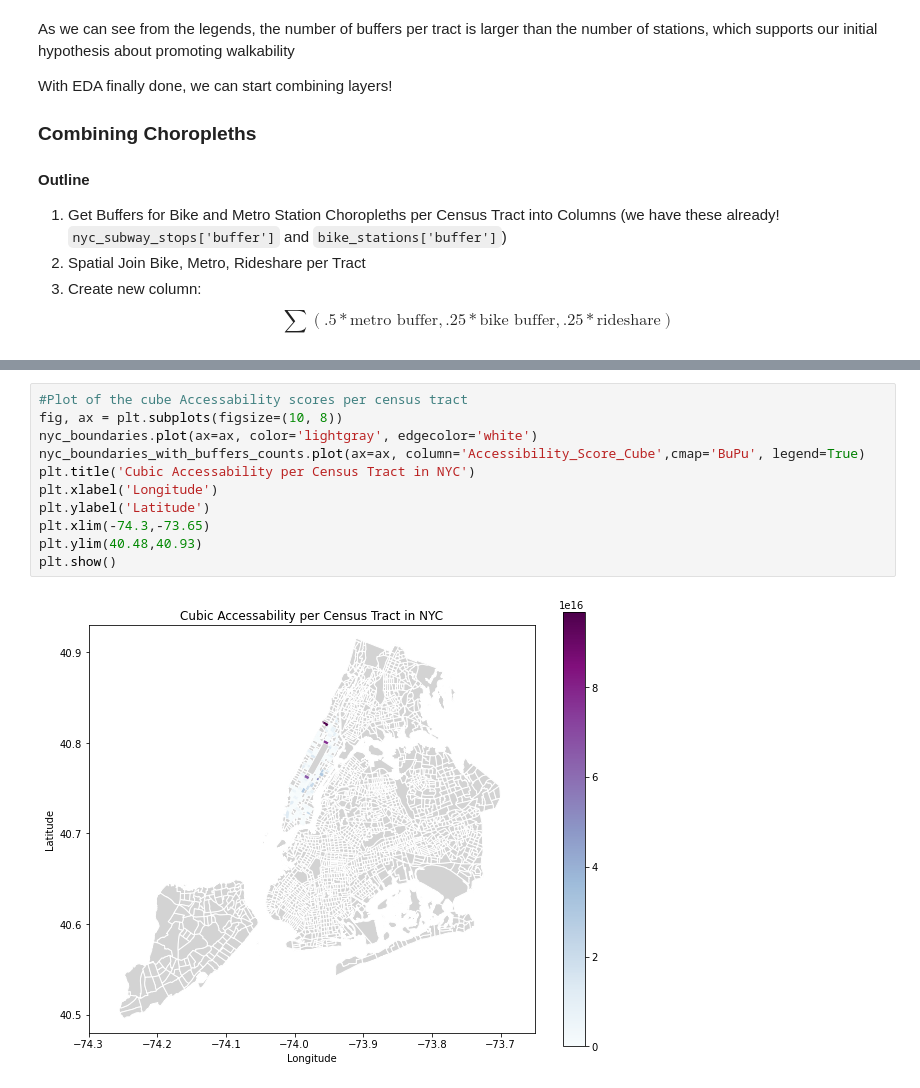
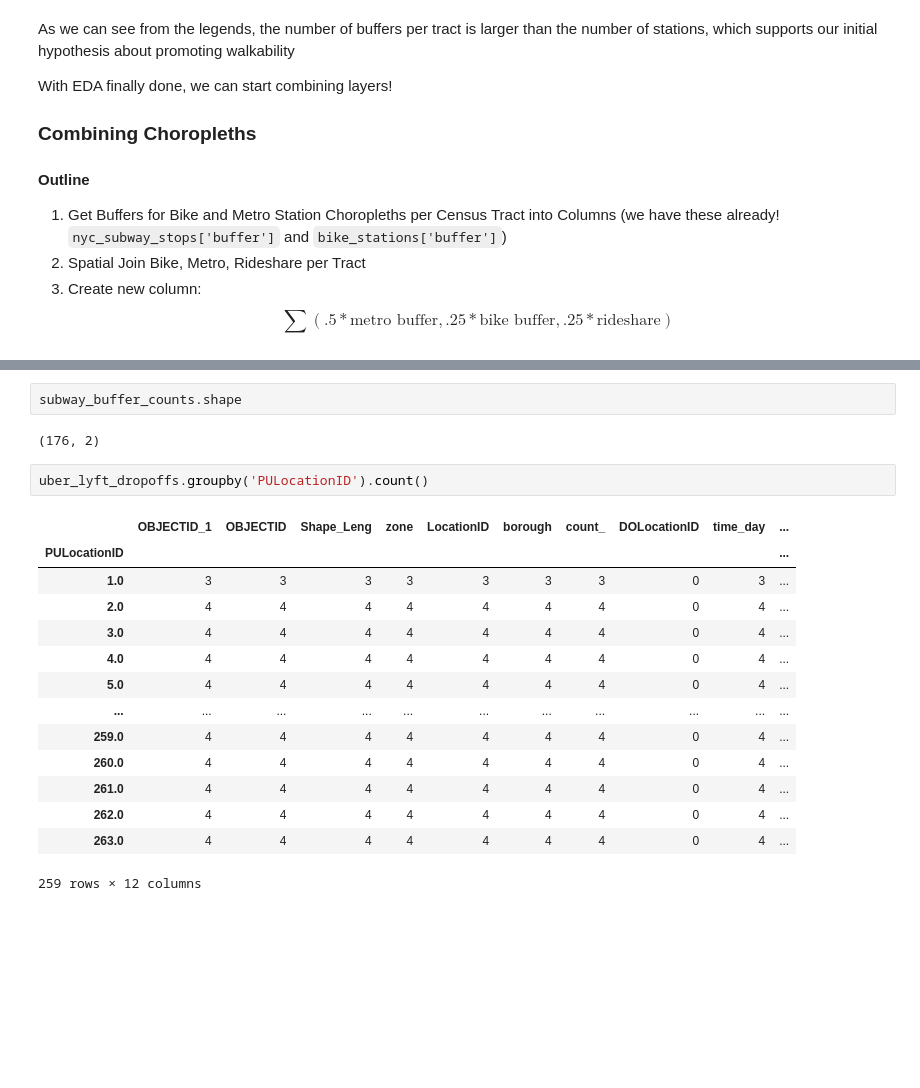
Before and after one commit to natdosan/causal-analysis-nyc-transit, a Jupyter notebook: final_project_032024 (1).ipynb, the cells around one changed output, grey strips where cells are left out. Drawn from its saved outputs; the diff is of its cells as text; blank space fills up the shorter version.

```diff
--- a/final_project_032024 (1).ipynb
+++ b/final_project_032024 (1).ipynb
@@ -600,13 +546,21 @@ plt.show()
-# %%
-#Plot of the cube Accessability scores per census tract
-fig, ax = plt.subplots(figsize=(10, 8))
-nyc_boundaries.plot(ax=ax, color='lightgray', edgecolor='white')
-nyc_boundaries_with_buffers_counts.plot(ax=ax, column='Accessibility_Score_Cube',cmap='BuPu', legend=True)
-plt.title('Cubic Accessability per Census Tract in NYC')
-plt.xlabel('Longitude')
-plt.ylabel('Latitude')
-plt.xlim(-74.3,-73.65)
-plt.ylim(40.48,40.93)
-plt.show()
-# %% [output]
-[figure, removed]
+# %%
+subway_buffer_counts.shape
+# %% [output]
+(176, 2)
+# %%
+uber_lyft_dropoffs.groupby('PULocationID').count()
+# %% [output]
+|  | OBJECTID_1 | OBJECTID | Shape_Leng | zone | LocationID | borough | count_ | DOLocationID | time_day | ... |
+| PULocationID |  |  |  |  |  |  |  |  |  | ... |
+| 1.0 | 3 | 3 | 3 | 3 | 3 | 3 | 3 | 0 | 3 | ... |
+| 2.0 | 4 | 4 | 4 | 4 | 4 | 4 | 4 | 0 | 4 | ... |
+| 3.0 | 4 | 4 | 4 | 4 | 4 | 4 | 4 | 0 | 4 | ... |
+| 4.0 | 4 | 4 | 4 | 4 | 4 | 4 | 4 | 0 | 4 | ... |
+| 5.0 | 4 | 4 | 4 | 4 | 4 | 4 | 4 | 0 | 4 | ... |
+| ... | ... | ... | ... | ... | ... | ... | ... | ... | ... | ... |
+| 259.0 | 4 | 4 | 4 | 4 | 4 | 4 | 4 | 0 | 4 | ... |
+| 260.0 | 4 | 4 | 4 | 4 | 4 | 4 | 4 | 0 | 4 | ... |
+| 261.0 | 4 | 4 | 4 | 4 | 4 | 4 | 4 | 0 | 4 | ... |
+| 262.0 | 4 | 4 | 4 | 4 | 4 | 4 | 4 | 0 | 4 | ... |
+| 263.0 | 4 | 4 | 4 | 4 | 4 | 4 | 4 | 0 | 4 | ... |
+259 rows × 12 columns
```
Also changed, not shown: parts of 46 cells of this notebook.
